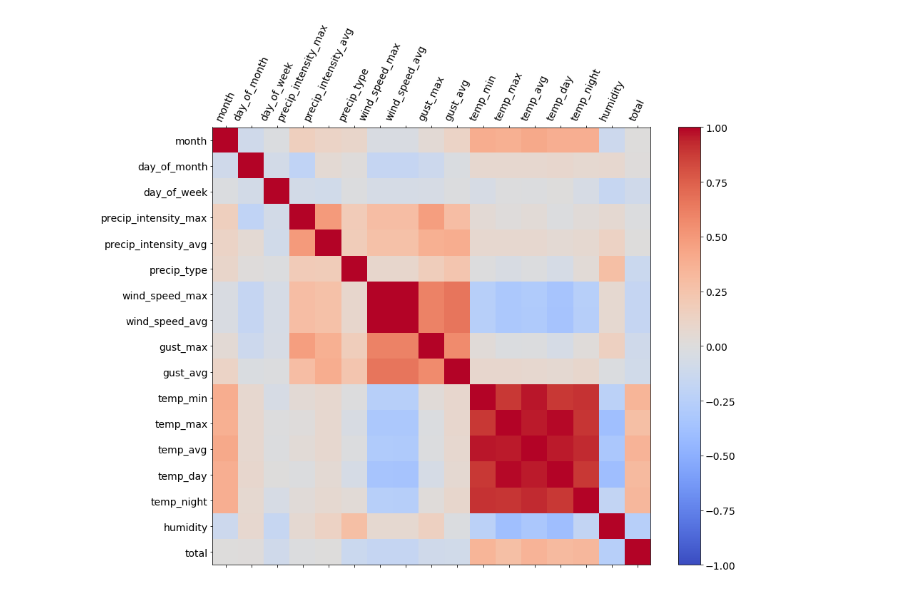
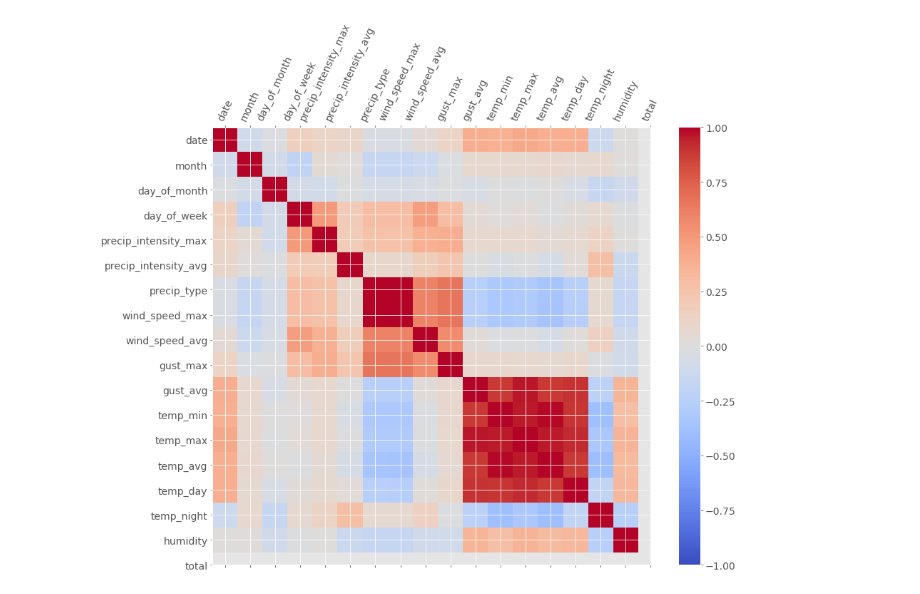
Before and after one commit to souper-streetwise/predictive-model, a Jupyter notebook: src/data_analysis.ipynb, the cells around one changed output. Saved outputs shown, nothing was run; the diff lists cells and outputs as text; code cells hidden in the pictures.

```diff
--- a/src/data_analysis.ipynb
+++ b/src/data_analysis.ipynb
@@ -4,8 +4,12 @@
 import pandas as pd
 from matplotlib import pyplot as plt
 from data import get_data
+from model import load_model_data
+plt.style.use('ggplot')
 # %%
-X, y = get_data()
-X['total'] = y
-X.head()
+X, y = get_data(include_date = True)
+df = X.copy()
+X.drop(columns = ['date'], inplace = True)
+df['total'] = y.copy()
+df.head()
 # %% [output]
@@ -23,9 +22,9 @@ y.plot(style = '.', figsize = (15, 7), title = 'Total BSRT demand', xticks = [])
 # %%
 f = plt.figure(figsize = (14, 11))
-plt.matshow(X.corr(), fignum = f.number, cmap = 'coolwarm', vmin = -1, vmax = 1)
-plt.xticks(range(X.shape[1]), X.columns, fontsize=14, rotation=65)
-plt.yticks(range(X.shape[1]), X.columns, fontsize=14)
+plt.matshow(df.corr(), fignum = f.number, cmap = 'coolwarm', vmin = -1, vmax = 1)
+plt.xticks(range(df.shape[1]), df.columns, fontsize=14, rotation=65)
+plt.yticks(range(df.shape[1]), df.columns, fontsize=14)
 cb = plt.colorbar()
 cb.ax.tick_params(labelsize=14)
 # %% [output]
-[figure, old version]
+[figure, new version]
```
Also changed, not shown: parts of 9 cells of this notebook.
